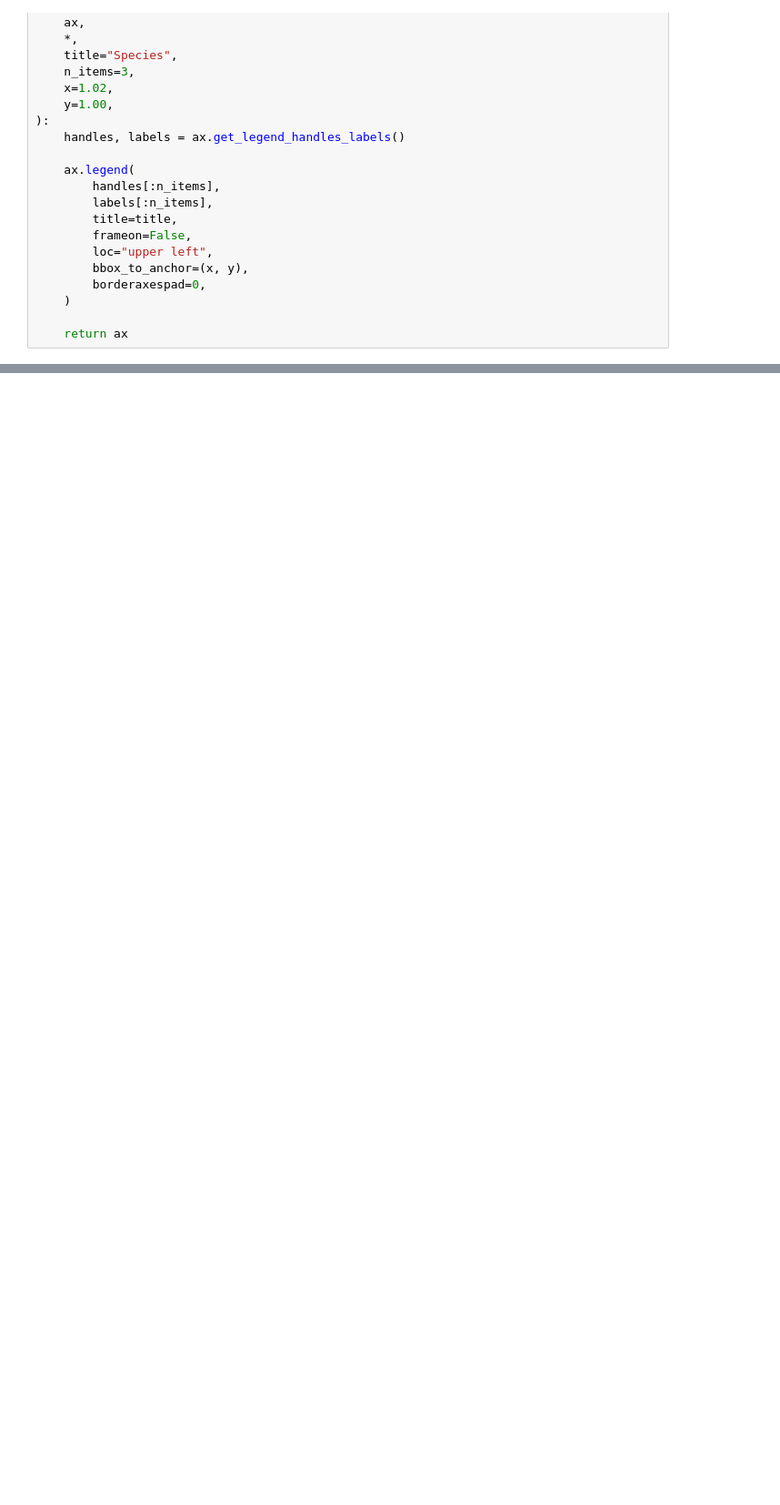
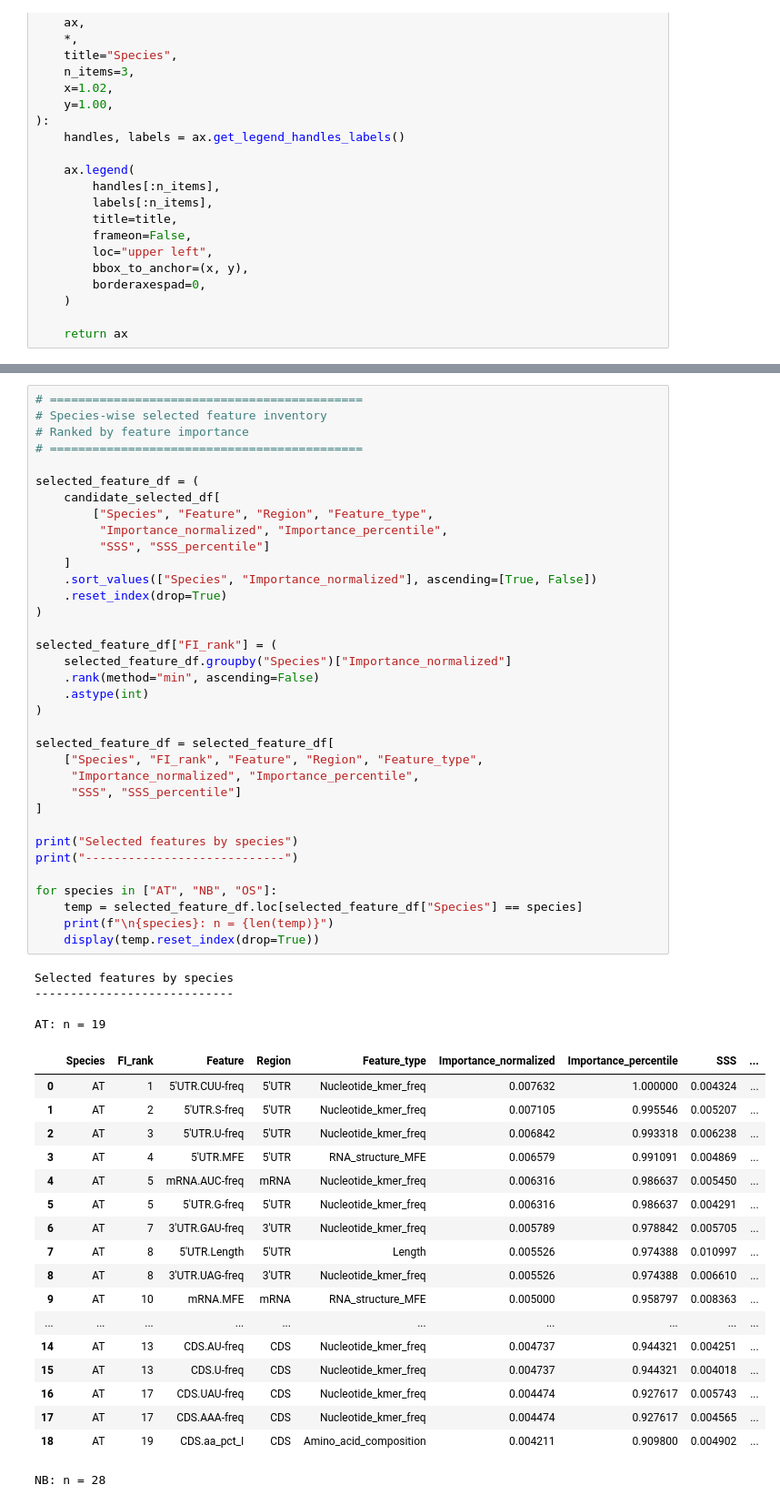
Before and after one commit to ih-11/regression, a Jupyter notebook: notebooks/analysis5_step1.ipynb, the cells around one changed output, grey strips where cells are left out. Shown at 91% size. Drawn from its saved outputs; the diff is of its cells as text; blank space fills up the shorter version.

```diff
--- a/notebooks/analysis5_step1.ipynb
+++ b/notebooks/analysis5_step1.ipynb
@@ -734,0 +683,58 @@ display(candidate_long_df.head())
+# %%
+# ============================================
+# Species-wise selected feature inventory
+# Ranked by feature importance
+# ============================================
+
+selected_feature_df = (
+    candidate_selected_df[
+        ["Species", "Feature", "Region", "Feature_type",
+         "Importance_normalized", "Importance_percentile",
+         "SSS", "SSS_percentile"]
+    ]
+    .sort_values(["Species", "Importance_normalized"], ascending=[True, False])
+    .reset_index(drop=True)
+)
+
+selected_feature_df["FI_rank"] = (
+    selected_feature_df.groupby("Species")["Importance_normalized"]
+    .rank(method="min", ascending=False)
+    .astype(int)
+)
+
+selected_feature_df = selected_feature_df[
+    ["Species", "FI_rank", "Feature", "Region", "Feature_type",
+     "Importance_normalized", "Importance_percentile",
+     "SSS", "SSS_percentile"]
+]
+
+print("Selected features by species")
+print("----------------------------")
+
+for species in ["AT", "NB", "OS"]:
+    temp = selected_feature_df.loc[selected_feature_df["Species"] == species]
+    print(f"\n{species}: n = {len(temp)}")
+    display(temp.reset_index(drop=True))
+# %% [output]
+Selected features by species
+----------------------------
+
+AT: n = 19
+|  | Species | FI_rank | Feature | Region | Feature_type | Importance_normalized | Importance_percentile | SSS | ... |
+| 0 | AT | 1 | 5'UTR.CUU-freq | 5'UTR | Nucleotide_kmer_freq | 0.007632 | 1.000000 | 0.004324 | ... |
+| 1 | AT | 2 | 5'UTR.S-freq | 5'UTR | Nucleotide_kmer_freq | 0.007105 | 0.995546 | 0.005207 | ... |
+| 2 | AT | 3 | 5'UTR.U-freq | 5'UTR | Nucleotide_kmer_freq | 0.006842 | 0.993318 | 0.006238 | ... |
+| 3 | AT | 4 | 5'UTR.MFE | 5'UTR | RNA_structure_MFE | 0.006579 | 0.991091 | 0.004869 | ... |
+| 4 | AT | 5 | mRNA.AUC-freq | mRNA | Nucleotide_kmer_freq | 0.006316 | 0.986637 | 0.005450 | ... |
+| 5 | AT | 5 | 5'UTR.G-freq | 5'UTR | Nucleotide_kmer_freq | 0.006316 | 0.986637 | 0.004291 | ... |
+| 6 | AT | 7 | 3'UTR.GAU-freq | 3'UTR | Nucleotide_kmer_freq | 0.005789 | 0.978842 | 0.005705 | ... |
+| 7 | AT | 8 | 5'UTR.Length | 5'UTR | Length | 0.005526 | 0.974388 | 0.010997 | ... |
+| 8 | AT | 8 | 3'UTR.UAG-freq | 3'UTR | Nucleotide_kmer_freq | 0.005526 | 0.974388 | 0.006610 | ... |
+| 9 | AT | 10 | mRNA.MFE | mRNA | RNA_structure_MFE | 0.005000 | 0.958797 | 0.008363 | ... |
+| ... | ... | ... | ... | ... | ... | ... | ... | ... | ... |
+| 14 | AT | 13 | CDS.AU-freq | CDS | Nucleotide_kmer_freq | 0.004737 | 0.944321 | 0.004251 | ... |
+| 15 | AT | 13 | CDS.U-freq | CDS | Nucleotide_kmer_freq | 0.004737 | 0.944321 | 0.004018 | ... |
+| 16 | AT | 17 | CDS.UAU-freq | CDS | Nucleotide_kmer_freq | 0.004474 | 0.927617 | 0.005743 | ... |
+| 17 | AT | 17 | CDS.AAA-freq | CDS | Nucleotide_kmer_freq | 0.004474 | 0.927617 | 0.004565 | ... |
+| 18 | AT | 19 | CDS.aa_pct_I | CDS | Amino_acid_composition | 0.004211 | 0.909800 | 0.004902 | ... |
+NB: n = 28
```
Also changed, not shown: parts of 3 cells of this notebook.
